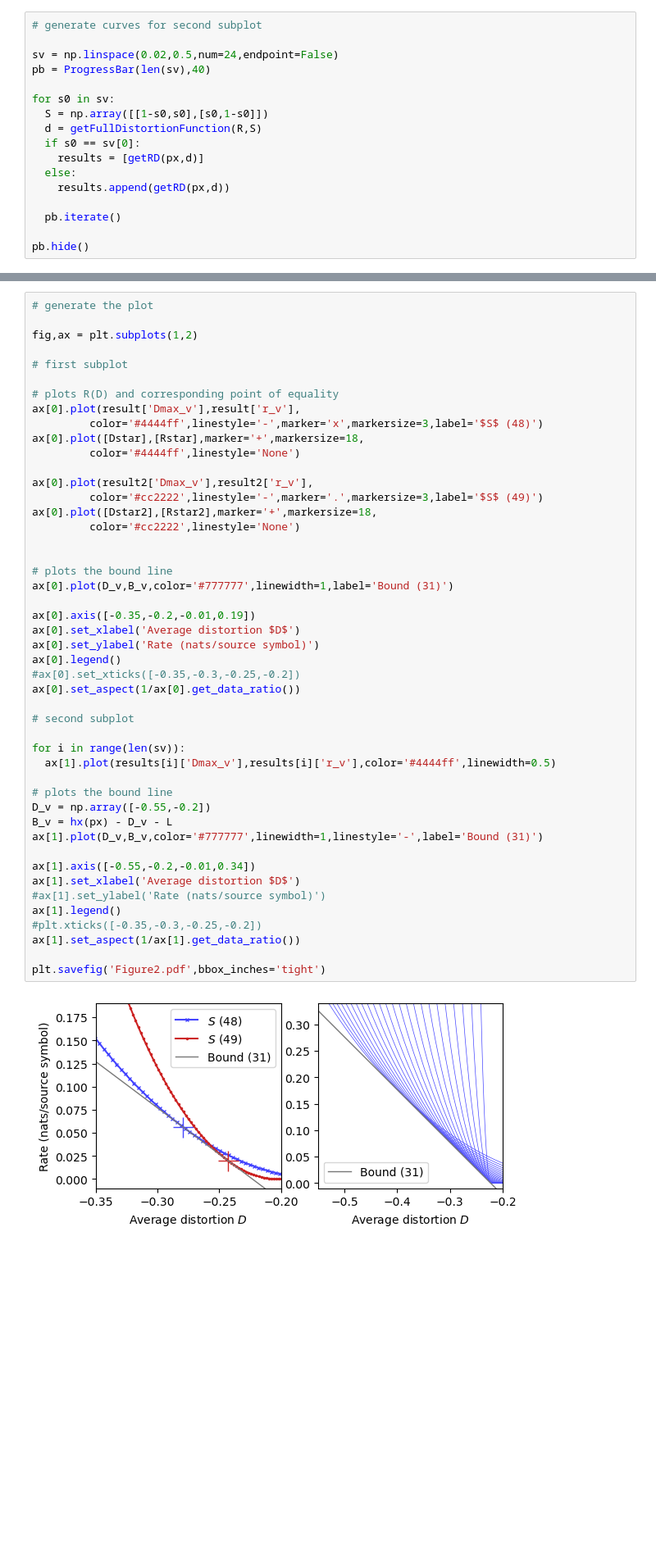
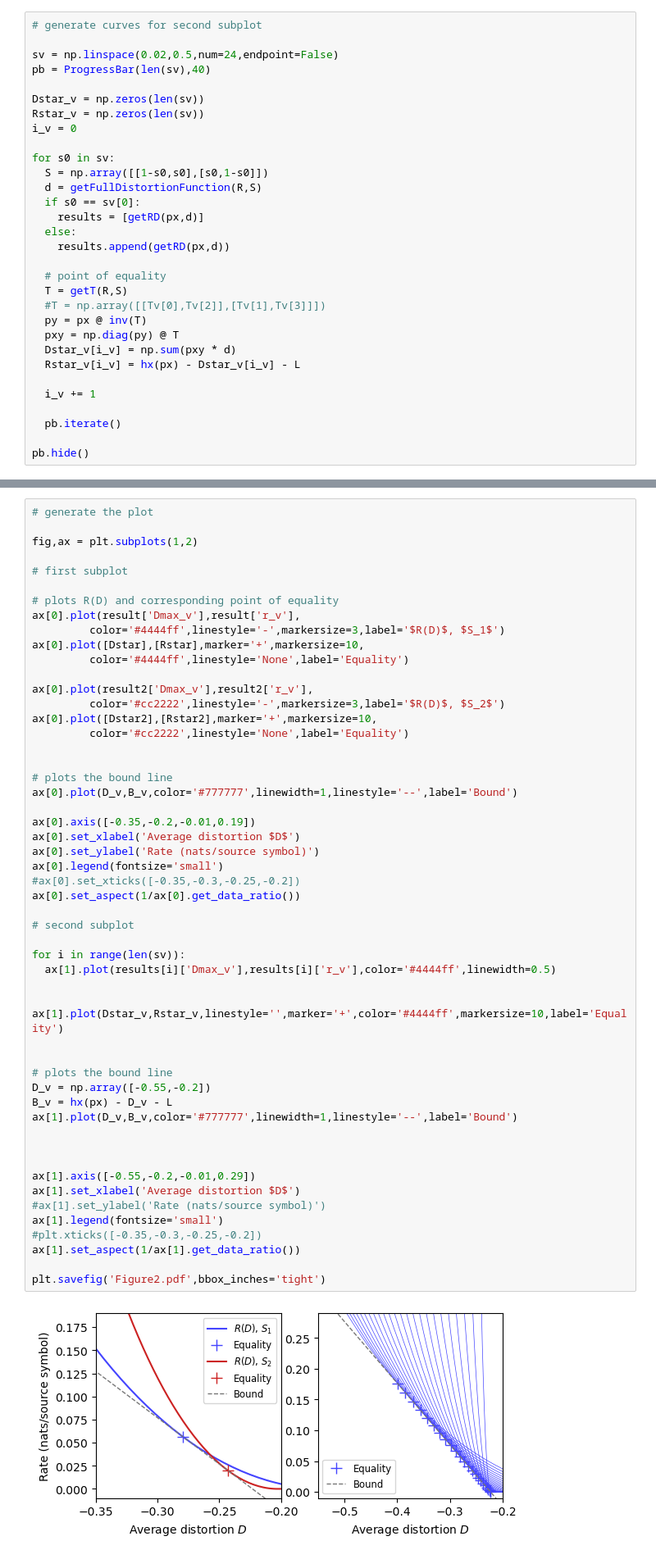
Before and after one commit to andreweckford/Distortion-and-fitness, a Jupyter notebook: Notebook-to-generate-Figure-2.ipynb, the cells around one changed output, grey strips where cells are left out. Shown at 82% size. Cells and saved outputs as stored; diff of their text form; blank space fills up the shorter version.

```diff
--- a/Notebook-to-generate-Figure-2.ipynb
+++ b/Notebook-to-generate-Figure-2.ipynb
@@ -51,6 +53,10 @@ Rstar2 = hx(px) - Dstar2 - L
 
 sv = np.linspace(0.02,0.5,num=24,endpoint=False)
 pb = ProgressBar(len(sv),40)
+
+Dstar_v = np.zeros(len(sv))
+Rstar_v = np.zeros(len(sv))
+i_v = 0
 
 for s0 in sv:
   S = np.array([[1-s0,s0],[s0,1-s0]])
@@ -60,6 +66,16 @@ for s0 in sv:
   else:
     results.append(getRD(px,d))
 
+  # point of equality
+  T = getT(R,S)
+  #T = np.array([[Tv[0],Tv[2]],[Tv[1],Tv[3]]])
+  py = px @ inv(T)
+  pxy = np.diag(py) @ T
+  Dstar_v[i_v] = np.sum(pxy * d)
+  Rstar_v[i_v] = hx(px) - Dstar_v[i_v] - L
+
+  i_v += 1
+
   pb.iterate()
 
 pb.hide()
@@ -74,43 +90,49 @@ fig,ax = plt.subplots(1,2)
 
 # plots R(D) and corresponding point of equality
 ax[0].plot(result['Dmax_v'],result['r_v'],
-         color='#4444ff',linestyle='-',marker='x',markersize=3,label='$S$ (48)')
-ax[0].plot([Dstar],[Rstar],marker='+',markersize=18,
-         color='#4444ff',linestyle='None')
+         color='#4444ff',linestyle='-',markersize=3,label='$R(D)$, $S_1$')
+ax[0].plot([Dstar],[Rstar],marker='+',markersize=10,
+         color='#4444ff',linestyle='None',label='Equality')
 
 ax[0].plot(result2['Dmax_v'],result2['r_v'],
-         color='#cc2222',linestyle='-',marker='.',markersize=3,label='$S$ (49)')
-ax[0].plot([Dstar2],[Rstar2],marker='+',markersize=18,
-         color='#cc2222',linestyle='None')
+         color='#cc2222',linestyle='-',markersize=3,label='$R(D)$, $S_2$')
+ax[0].plot([Dstar2],[Rstar2],marker='+',markersize=10,
+         color='#cc2222',linestyle='None',label='Equality')
 
 
 # plots the bound line
-ax[0].plot(D_v,B_v,color='#777777',linewidth=1,label='Bound (31)')
+ax[0].plot(D_v,B_v,color='#777777',linewidth=1,linestyle='--',label='Bound')
 
 ax[0].axis([-0.35,-0.2,-0.01,0.19])
 ax[0].set_xlabel('Average distortion $D$')
 ax[0].set_ylabel('Rate (nats/source symbol)')
-ax[0].legend()
+ax[0].legend(fontsize='small')
 #ax[0].set_xticks([-0.35,-0.3,-0.25,-0.2])
 ax[0].set_aspect(1/ax[0].get_data_ratio())
 
 # second subplot
 
 for i in range(len(sv)):
   ax[1].plot(results[i]['Dmax_v'],results[i]['r_v'],color='#4444ff',linewidth=0.5)
 
+
+ax[1].plot(Dstar_v,Rstar_v,linestyle='',marker='+',color='#4444ff',markersize=10,label='Equality')
+
+
 # plots the bound line
 D_v = np.array([-0.55,-0.2])
 B_v = hx(px) - D_v - L
-ax[1].plot(D_v,B_v,color='#777777',linewidth=1,linestyle='-',label='Bound (31)')
+ax[1].plot(D_v,B_v,color='#777777',linewidth=1,linestyle='--',label='Bound')
 
-ax[1].axis([-0.55,-0.2,-0.01,0.34])
+
+
+ax[1].axis([-0.55,-0.2,-0.01,0.29])
 ax[1].set_xlabel('Average distortion $D$')
 #ax[1].set_ylabel('Rate (nats/source symbol)')
-ax[1].legend()
+ax[1].legend(fontsize='small')
 #plt.xticks([-0.35,-0.3,-0.25,-0.2])
 ax[1].set_aspect(1/ax[1].get_data_ratio())
 
 plt.savefig('Figure2.pdf',bbox_inches='tight')
 # %% [output]
-[figure, old version]
+[figure, new version]
```
Also changed, not shown: parts of 1 cell of this notebook, 7 other files.
